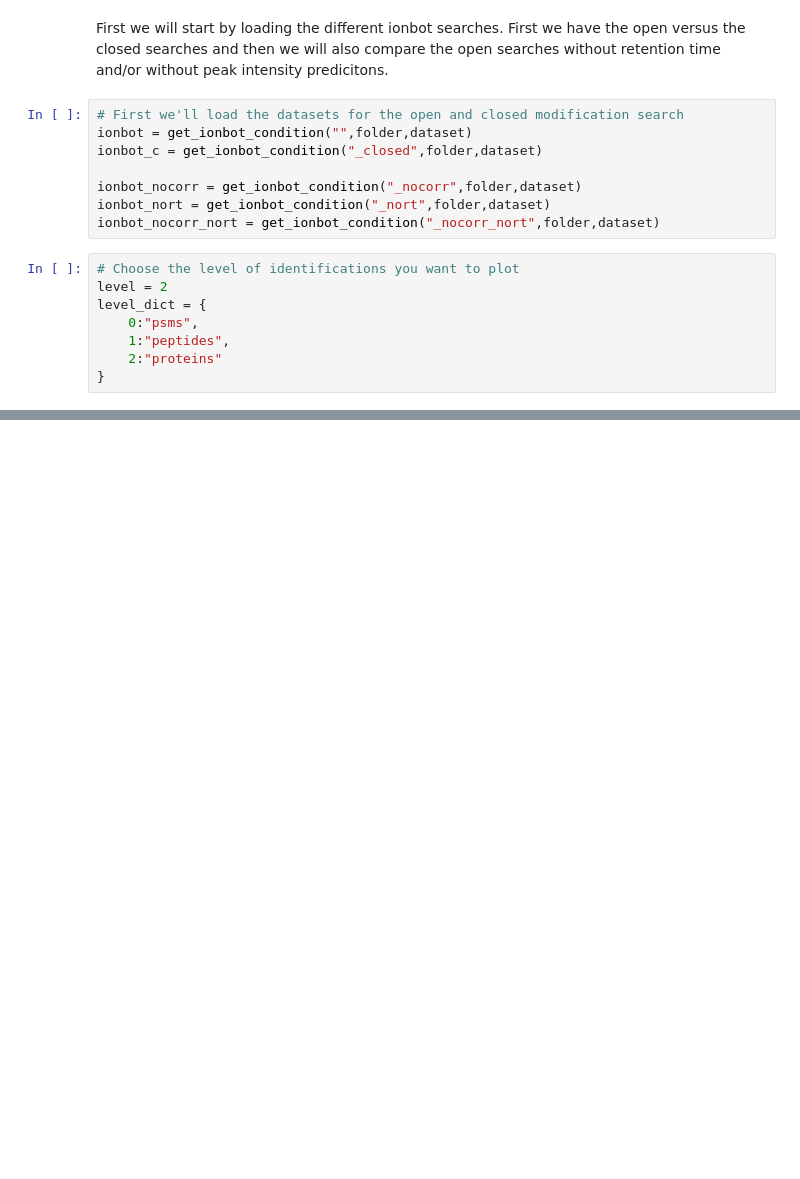
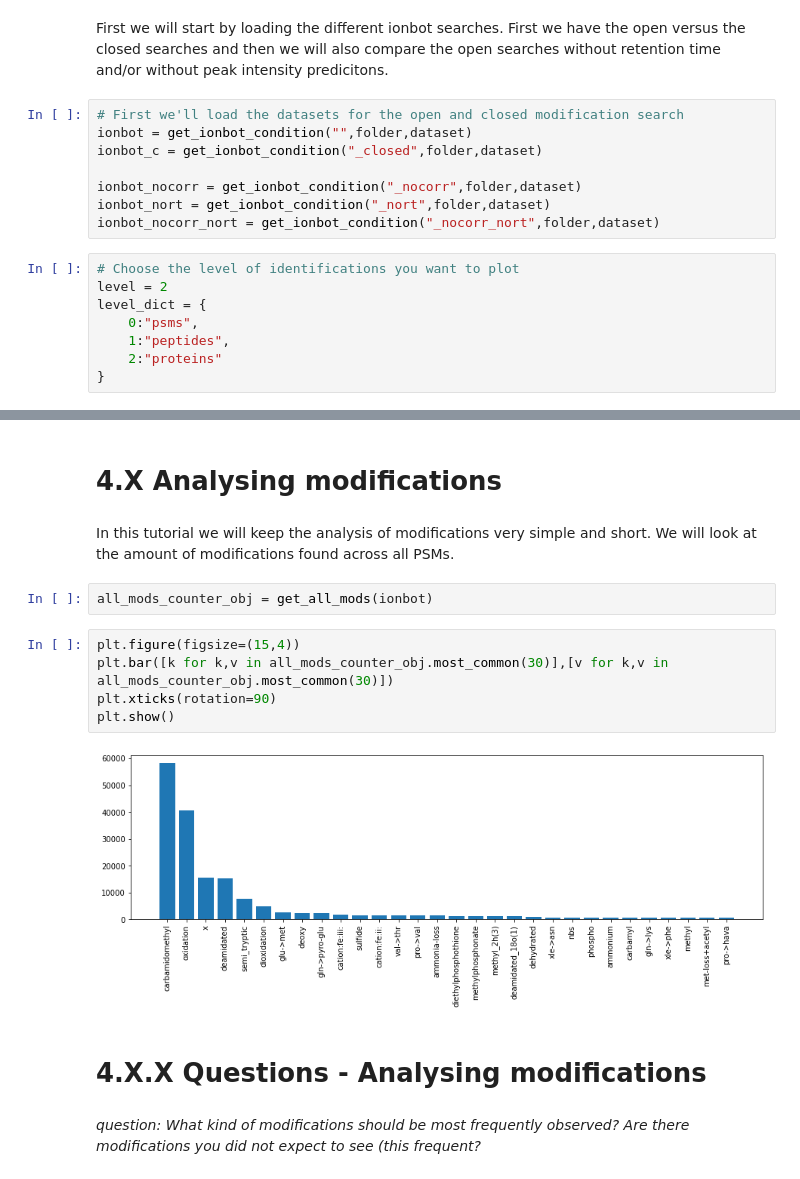
Before and after one commit to compomics/workshop-ml-proteomics, a Jupyter notebook: 4. ionbot.ipynb, the cells around one changed output, grey strips where cells are left out. Drawn from its saved outputs; the diff is of its cells as text; blank space fills up the shorter version.

```diff
--- a/4. ionbot.ipynb
+++ b/4. ionbot.ipynb
@@ -72,3 +73,20 @@ fig = px.bar(
 fig
 # %% [output]
 [interactive output not drawn]
+# %% [markdown]
+# 4.X Analysing modifications
+# %% [markdown]
+In this tutorial we will keep the analysis of modifications very simple and short. We will look at the amount of modifications found across all PSMs.
+# %%
+all_mods_counter_obj = get_all_mods(ionbot)
+# %%
+plt.figure(figsize=(15,4))
+plt.bar([k for k,v in all_mods_counter_obj.most_common(30)],[v for k,v in all_mods_counter_obj.most_common(30)])
+plt.xticks(rotation=90)
+plt.show()
+# %% [output]
+[figure, added]
+# %% [markdown]
+# 4.X.X Questions - Analysing modifications
+# %% [markdown]
+_question: What kind of modifications should be most frequently observed? Are there modifications you did not expect to see (this frequent?_
```
Also changed, not shown: parts of 1 cell of this notebook.
